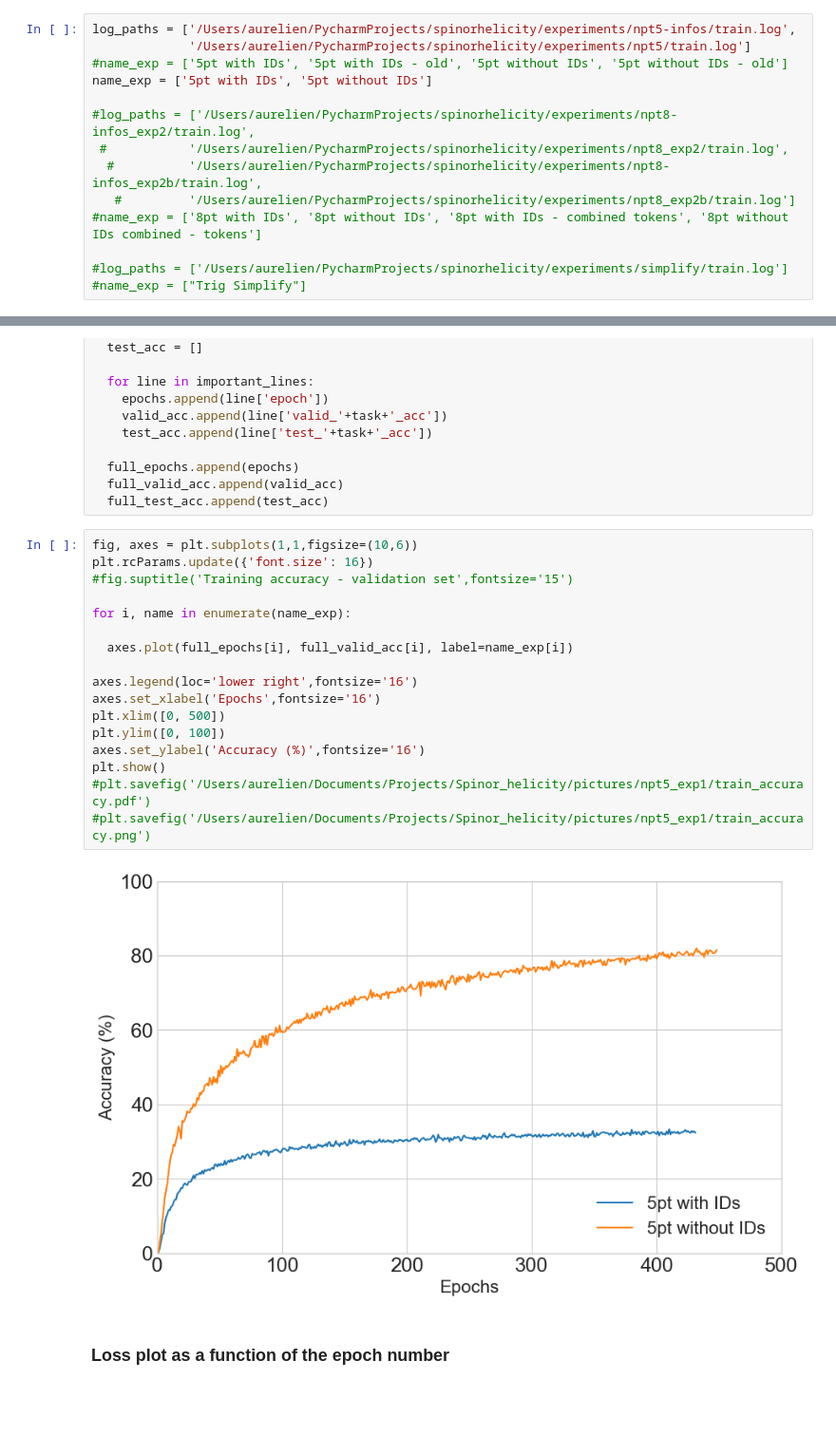
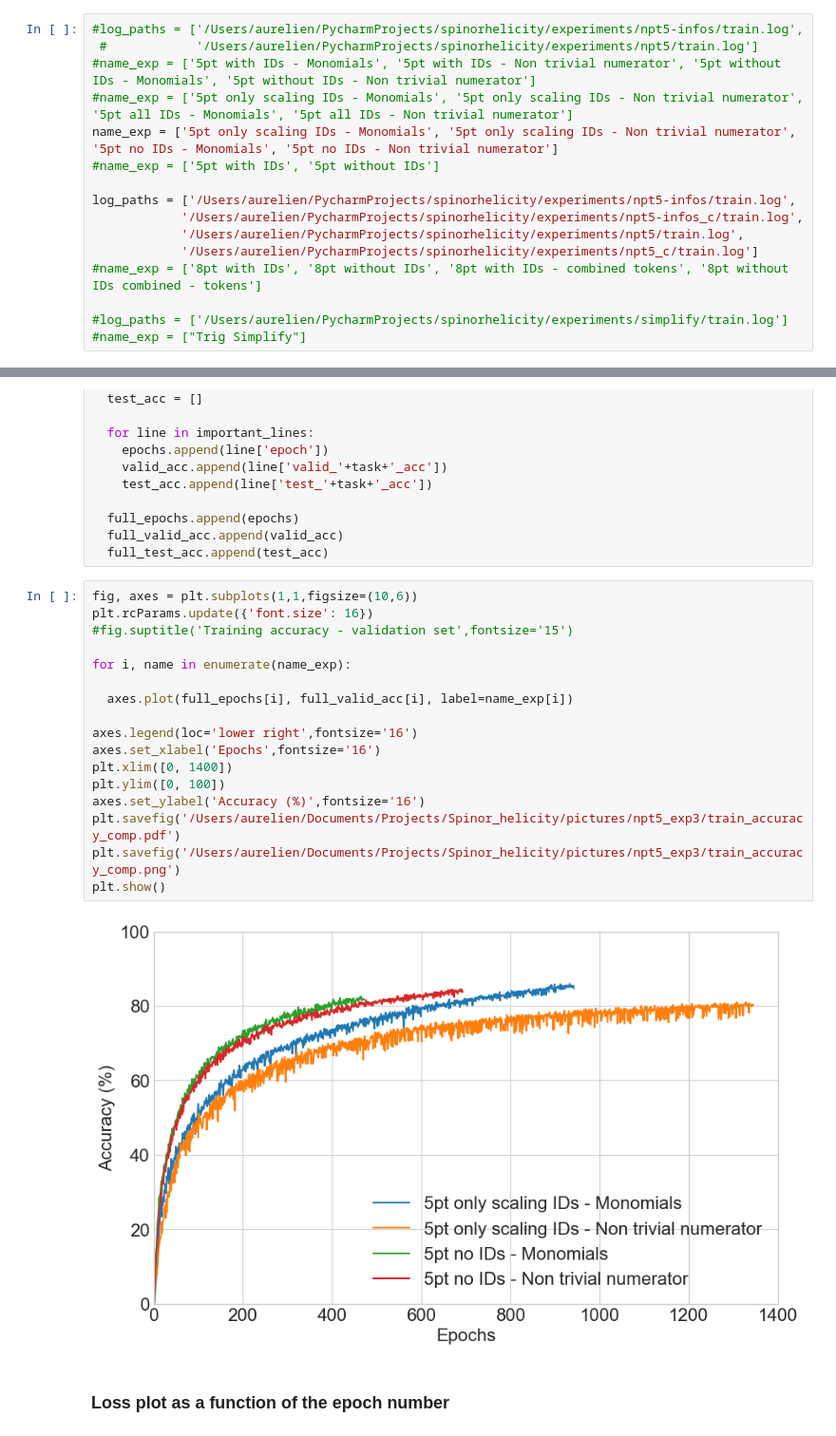
Before and after one commit to aureliendersy/spinorhelicity, a Jupyter notebook: notebooks/plots_transformer.ipynb, the cells around one changed output, grey strips where cells are left out. Shown at 95% size. Cells and saved outputs as stored; diff of their text form; blank space fills up the shorter version.

```diff
--- a/notebooks/plots_transformer.ipynb
+++ b/notebooks/plots_transformer.ipynb
@@ -3,15 +3,17 @@
 # %%
 import ast
 # %%
+#log_paths = ['/Users/aurelien/PycharmProjects/spinorhelicity/experiments/npt5-infos/train.log',
+ #            '/Users/aurelien/PycharmProjects/spinorhelicity/experiments/npt5/train.log']
+#name_exp = ['5pt with IDs - Monomials', '5pt with IDs - Non trivial numerator', '5pt without IDs - Monomials', '5pt without IDs - Non trivial numerator']
+#name_exp = ['5pt only scaling IDs - Monomials', '5pt only scaling IDs - Non trivial numerator', '5pt all IDs - Monomials', '5pt all IDs - Non trivial numerator']
+name_exp = ['5pt only scaling IDs - Monomials', '5pt only scaling IDs - Non trivial numerator', '5pt no IDs - Monomials', '5pt no IDs - Non trivial numerator']
+#name_exp = ['5pt with IDs', '5pt without IDs']
+
 log_paths = ['/Users/aurelien/PycharmProjects/spinorhelicity/experiments/npt5-infos/train.log',
-             '/Users/aurelien/PycharmProjects/spinorhelicity/experiments/npt5/train.log']
-#name_exp = ['5pt with IDs', '5pt with IDs - old', '5pt without IDs', '5pt without IDs - old']
-name_exp = ['5pt with IDs', '5pt without IDs']
-
-#log_paths = ['/Users/aurelien/PycharmProjects/spinorhelicity/experiments/npt8-infos_exp2/train.log',
- #           '/Users/aurelien/PycharmProjects/spinorhelicity/experiments/npt8_exp2/train.log',
-  #          '/Users/aurelien/PycharmProjects/spinorhelicity/experiments/npt8-infos_exp2b/train.log',
-   #         '/Users/aurelien/PycharmProjects/spinorhelicity/experiments/npt8_exp2b/train.log']
+            '/Users/aurelien/PycharmProjects/spinorhelicity/experiments/npt5-infos_c/train.log',
+            '/Users/aurelien/PycharmProjects/spinorhelicity/experiments/npt5/train.log',
+            '/Users/aurelien/PycharmProjects/spinorhelicity/experiments/npt5_c/train.log']
 #name_exp = ['8pt with IDs', '8pt without IDs', '8pt with IDs - combined tokens', '8pt without IDs combined - tokens']
 
 #log_paths = ['/Users/aurelien/PycharmProjects/spinorhelicity/experiments/simplify/train.log']
@@ -72,22 +74,22 @@ for important_lines in full_important_lines:
 # %%
 fig, axes = plt.subplots(1,1,figsize=(10,6))
 plt.rcParams.update({'font.size': 16})
 #fig.suptitle('Training accuracy - validation set',fontsize='15')
 
 for i, name in enumerate(name_exp):
 
   axes.plot(full_epochs[i], full_valid_acc[i], label=name_exp[i])
 
 axes.legend(loc='lower right',fontsize='16')
 axes.set_xlabel('Epochs',fontsize='16')
-plt.xlim([0, 500])
+plt.xlim([0, 1400])
 plt.ylim([0, 100])
 axes.set_ylabel('Accuracy (%)',fontsize='16')
+plt.savefig('/Users/aurelien/Documents/Projects/Spinor_helicity/pictures/npt5_exp3/train_accuracy_comp.pdf')
+plt.savefig('/Users/aurelien/Documents/Projects/Spinor_helicity/pictures/npt5_exp3/train_accuracy_comp.png')
 plt.show()
-#plt.savefig('/Users/aurelien/Documents/Projects/Spinor_helicity/pictures/npt5_exp1/train_accuracy.pdf')
-#plt.savefig('/Users/aurelien/Documents/Projects/Spinor_helicity/pictures/npt5_exp1/train_accuracy.png')
 # %% [output]
-[figure, old version]
+[figure, new version]
 # %% [markdown]
 ### Loss plot as a function of the epoch number
 # %%
```
Also changed, not shown: parts of 46 cells of this notebook.
